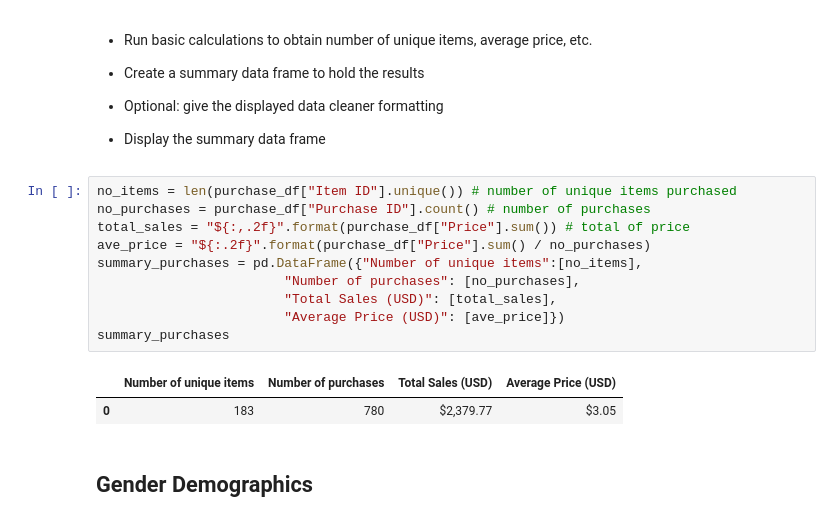
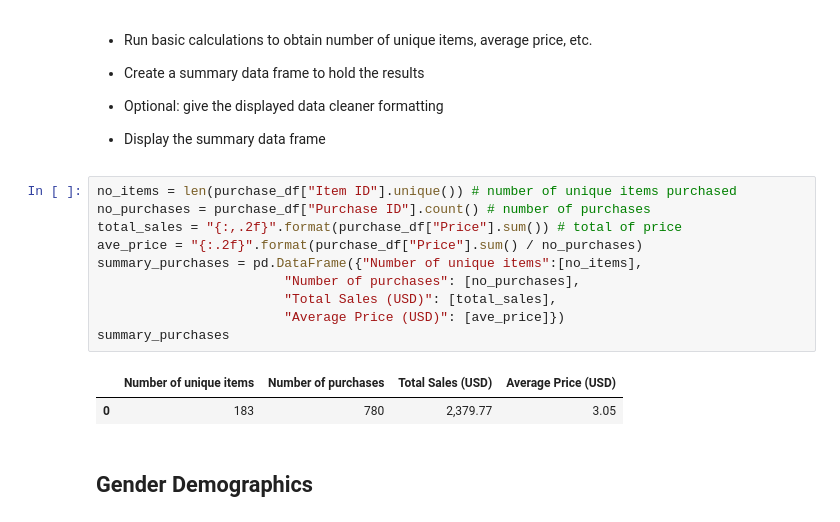
Before and after one commit to rochiecuevas/Heroes_of_Pymoli, a Jupyter notebook: HeroesOfPymoli_starter.ipynb, the cells around one changed output. Drawn from its saved outputs; the diff is of its cells as text.

```diff
--- a/HeroesOfPymoli_starter.ipynb
+++ b/HeroesOfPymoli_starter.ipynb
@@ -48,16 +48,16 @@ player_count
 # %%
 no_items = len(purchase_df["Item ID"].unique()) # number of unique items purchased
 no_purchases = purchase_df["Purchase ID"].count() # number of purchases
-total_sales = "${:,.2f}".format(purchase_df["Price"].sum()) # total of price
-ave_price = "${:.2f}".format(purchase_df["Price"].sum() / no_purchases)
+total_sales = "{:,.2f}".format(purchase_df["Price"].sum()) # total of price
+ave_price = "{:.2f}".format(purchase_df["Price"].sum() / no_purchases)
 summary_purchases = pd.DataFrame({"Number of unique items":[no_items],
                         "Number of purchases": [no_purchases],
                         "Total Sales (USD)": [total_sales],
                         "Average Price (USD)": [ave_price]})
 summary_purchases
 # %% [output]
 |  | Number of unique items | Number of purchases | Total Sales (USD) | Average Price (USD) |
-| 0 | 183 | 780 | $2,379.77 | $3.05 |
+| 0 | 183 | 780 | 2,379.77 | 3.05 |
 # %% [markdown]
 ## Gender Demographics
 # %% [markdown]
```
